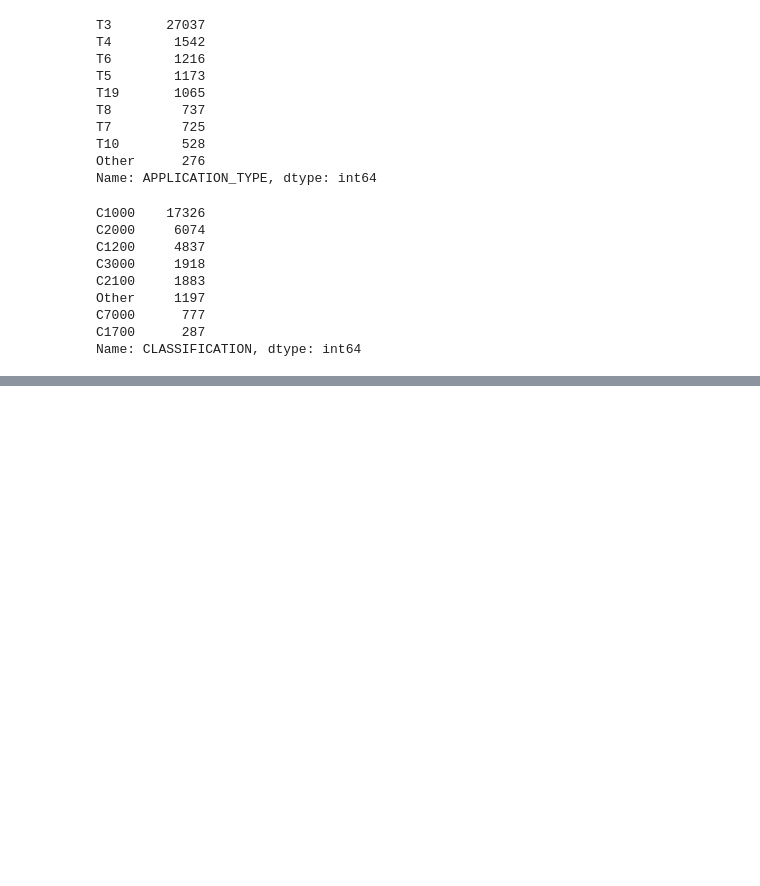
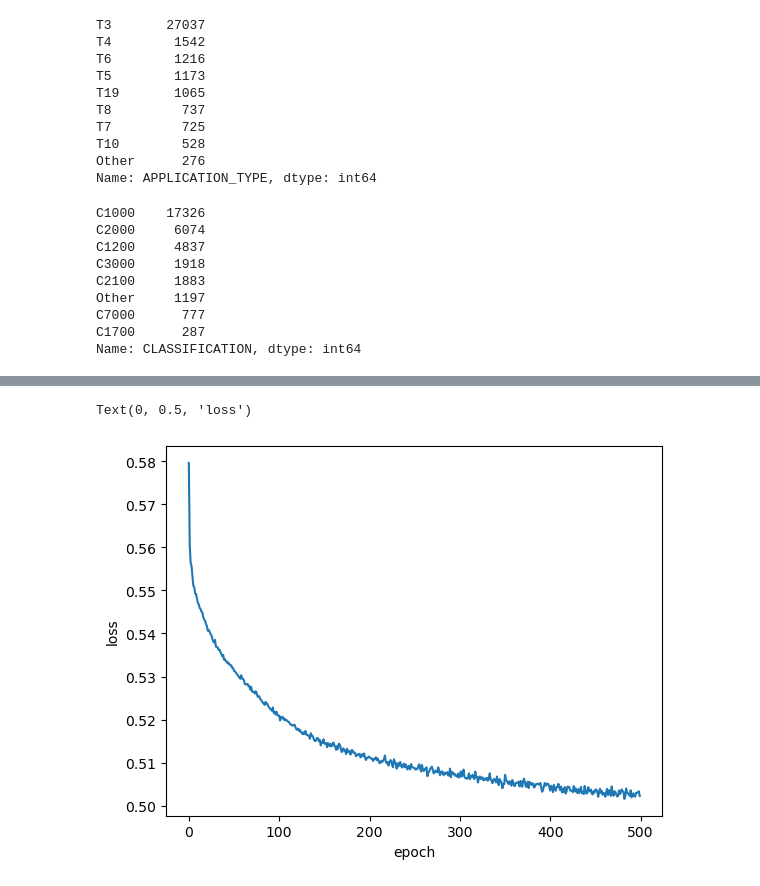
Before and after one commit to afrapanahi/Neural_Network_Charity_Analysis, a Jupyter notebook: AlphabetSoupCharity_Optimization.ipynb, the cells around one changed output, grey strips where cells are left out. Cells and saved outputs as stored; diff of their text form; code cells hidden in the pictures; blank space fills up the shorter version.

```diff
--- a/AlphabetSoupCharity_Optimization.ipynb
+++ b/AlphabetSoupCharity_Optimization.ipynb
@@ -290,0 +220,7 @@ Loss: 0.781726062297821, Accuracy: 0.7383090257644653
+# %%
+plt.plot(fit_model_new.history['loss'])
+plt.xlabel("epoch")
+plt.ylabel("loss")
+# %% [output]
+Text(0, 0.5, 'loss')
+[figure, added]
```
Also changed, not shown: parts of 23 cells of this notebook, 1 other file.
